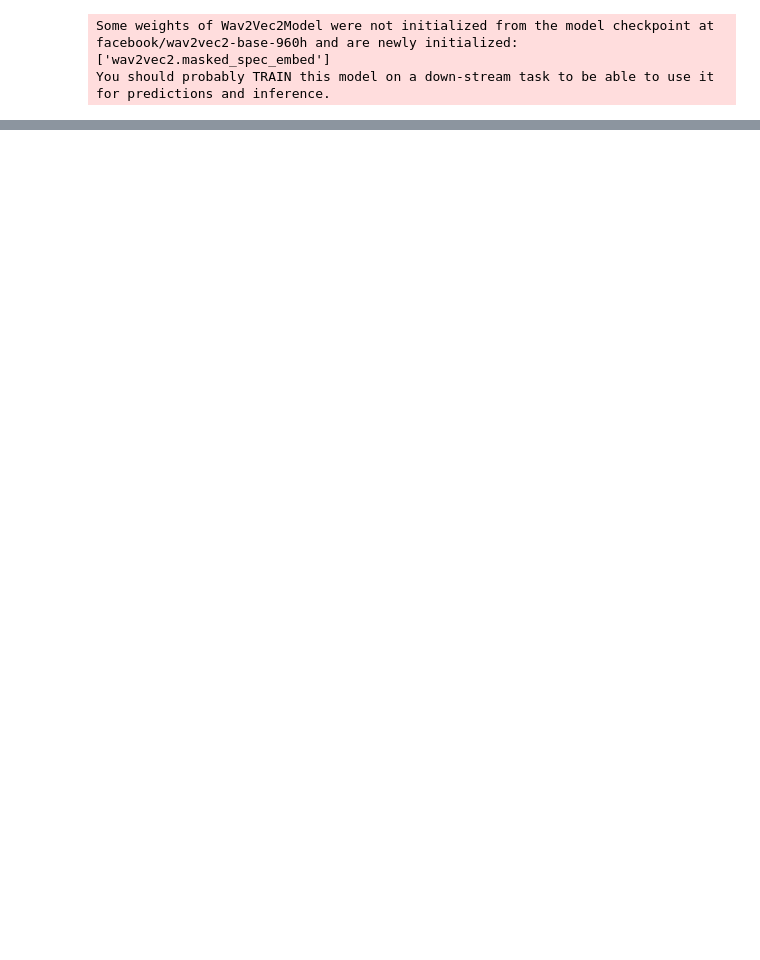
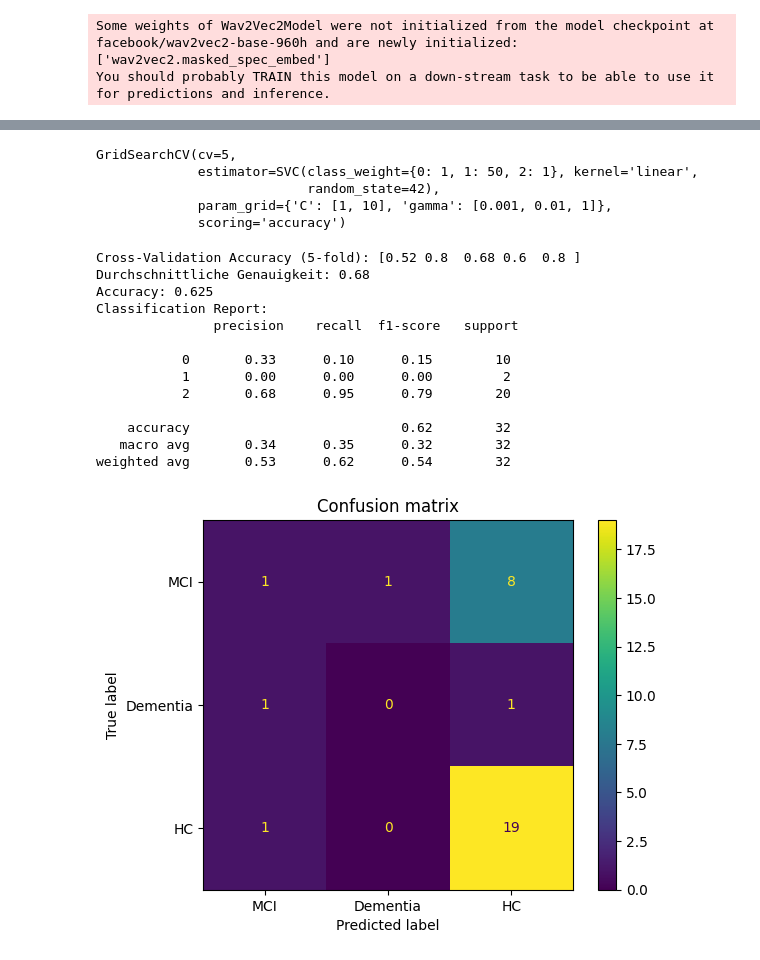
Before and after one commit to SStteeffii/RAD-C, a Jupyter notebook: test_ck.ipynb, the cells around one changed output, grey strips where cells are left out. Drawn from its saved outputs; the diff is of its cells as text; code cells hidden in the pictures; blank space fills up the shorter version.

```diff
--- a/test_ck.ipynb
+++ b/test_ck.ipynb
@@ -287,0 +181,50 @@ weighted avg       0.39      0.62      0.48        32
+# %%
+from sklearn.model_selection import cross_val_score, cross_val_predict
+from sklearn.model_selection import GridSearchCV
+from sklearn.feature_selection import RFECV
+
+param_grid_svm = {
+    'C': [1, 10],
+    'gamma': [0.001, 0.01, 1],
+    }
+
+grid_svm = GridSearchCV(SVC(kernel='linear', class_weight={0: 1, 1: 50, 2: 1}, random_state=42), param_grid_svm, cv=5, scoring="accuracy")
+grid_svm.fit(X_train, y_train)
+# %% [output]
+GridSearchCV(cv=5,
+             estimator=SVC(class_weight={0: 1, 1: 50, 2: 1}, kernel='linear',
+                           random_state=42),
+             param_grid={'C': [1, 10], 'gamma': [0.001, 0.01, 1]},
+             scoring='accuracy')
+# %%
+svm_model = grid_svm.best_estimator_
+rfe = RFECV(estimator=svm_model, step=1, cv=5)
+X_train_rfe = rfe.fit_transform(X_train, y_train)
+X_test_rfe = rfe.transform(X_test)
+
+svm_model.fit(X_train_rfe, y_train)
+cv_scores = cross_val_score(svm_model, X_train_rfe, y_train, cv=5, scoring='accuracy')
+svm_pred = cross_val_predict(svm_model, X_test_rfe, y_test, cv=5)
+
+print(f"Cross-Validation Accuracy (5-fold): {cv_scores}")
+print(f"Durchschnittliche Genauigkeit: {cv_scores.mean()}")
+print("Accuracy:", accuracy_score(y_test, svm_pred))
+print("Classification Report:\n", classification_report(y_test, svm_pred))
+cmd = ConfusionMatrixDisplay(confusion_matrix(y_test, svm_pred, labels=range(len(string_classes))), display_labels=string_classes).plot()
+cmd.ax_.set_title('Confusion matrix')
+plt.show()
+# %% [output]
+Cross-Validation Accuracy (5-fold): [0.52 0.8  0.68 0.6  0.8 ]
+Durchschnittliche Genauigkeit: 0.68
+Accuracy: 0.625
+Classification Report:
+               precision    recall  f1-score   support
+
+           0       0.33      0.10      0.15        10
+           1       0.00      0.00      0.00         2
+           2       0.68      0.95      0.79        20
+
+    accuracy                           0.62        32
+   macro avg       0.34      0.35      0.32        32
+weighted avg       0.53      0.62      0.54        32
+[figure, added]
```
Also changed, not shown: parts of 12 cells of this notebook, 1 other file.
